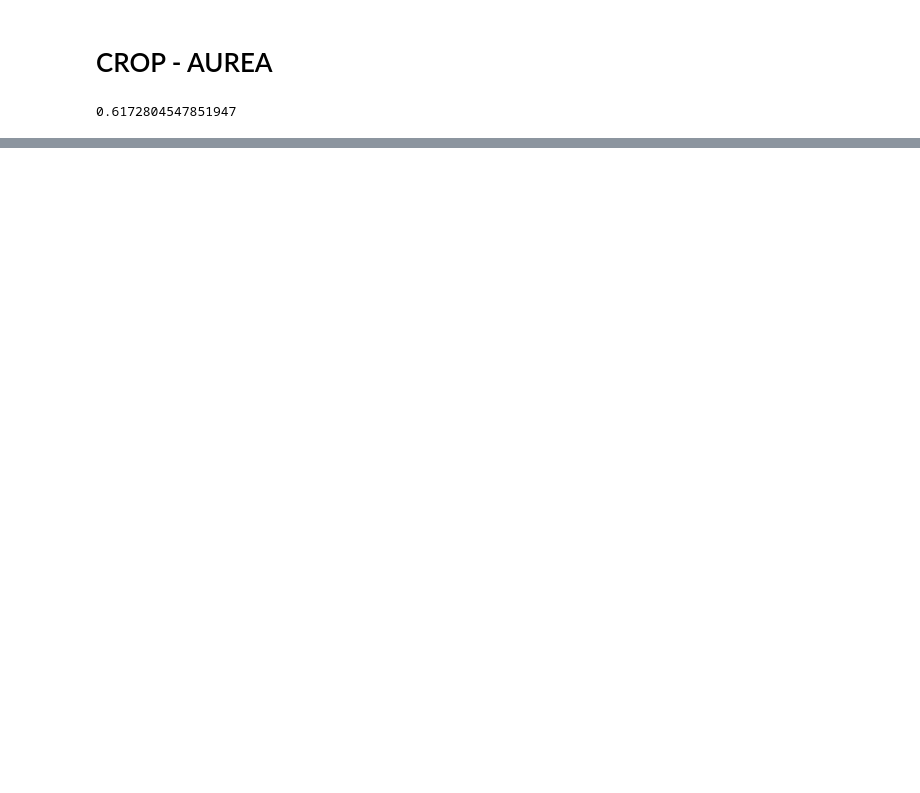
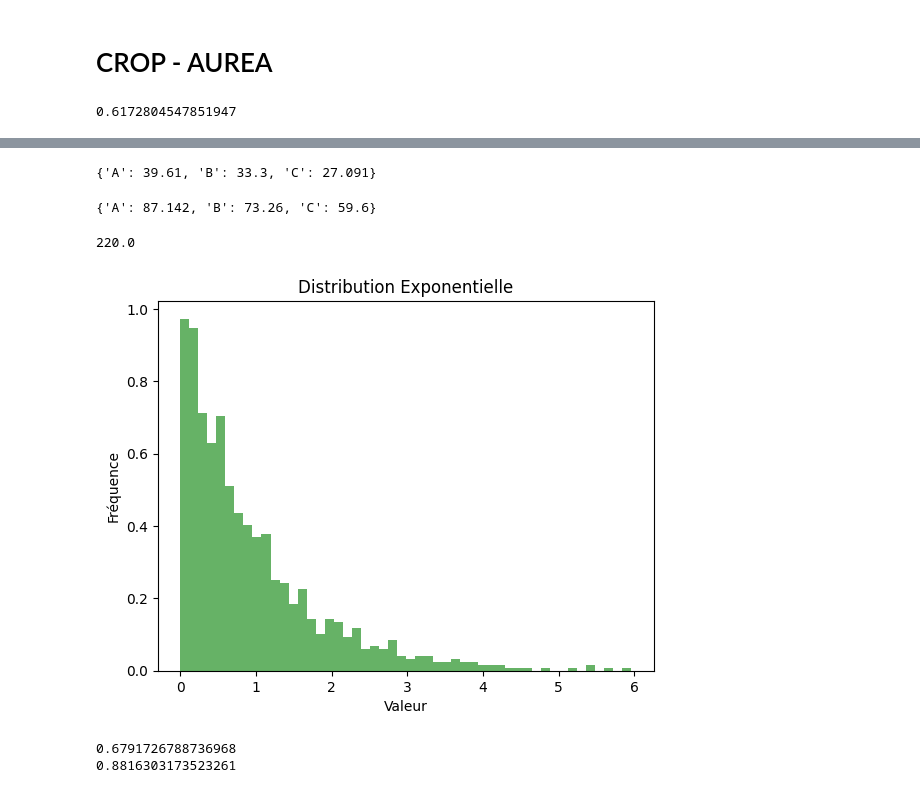
Before and after one commit to CedrickArmel/pfe-test-entropie, a Jupyter notebook: src/my_app/notebook.ipynb, the cells around one changed output, grey strips where cells are left out. Drawn from its saved outputs; the diff is of its cells as text; code cells hidden in the pictures; blank space fills up the shorter version.

```diff
--- a/src/my_app/notebook.ipynb
+++ b/src/my_app/notebook.ipynb
@@ -97,0 +215,40 @@ did
+# %%
+weights
+# %% [output]
+{'A': 39.61, 'B': 33.3, 'C': 27.091}
+# %%
+back_money = {item:round((value/100)*220,3) for item, value in weights.items()}
+back_money
+# %% [output]
+{'A': 87.142, 'B': 73.26, 'C': 59.6}
+# %%
+sum(back_money.values())
+# %% [output]
+220.0
+# %%
+import numpy as np
+import matplotlib.pyplot as plt
+np.random.seed(42)
+
+# Paramètre de la distribution exponentielle
+lambda_param = 1.0  # par exemple, si vous voulez une moyenne de 1.0
+size = 1000  # nombre de points à générer
+mu = 1.0  # moyenne
+sigma = 1.0
+# %%
+# Générer une distribution exponentielle
+samples_e = np.random.exponential(scale=1/lambda_param, size=size)
+
+# Visualiser la distribution
+plt.hist(samples_e, bins=50, density=True, alpha=0.6, color='g')
+plt.title('Distribution Exponentielle')
+plt.xlabel('Valeur')
+plt.ylabel('Fréquence')
+plt.show()
+
+print(shannon_entropy_kde(samples_e.reshape(size,1)))
+print(np.var(samples_e))
+# %% [output]
+[figure, added]
+0.6791726788736968
+0.8816303173523261
```
Also changed, not shown: parts of 103 cells of this notebook, 9 other files.
